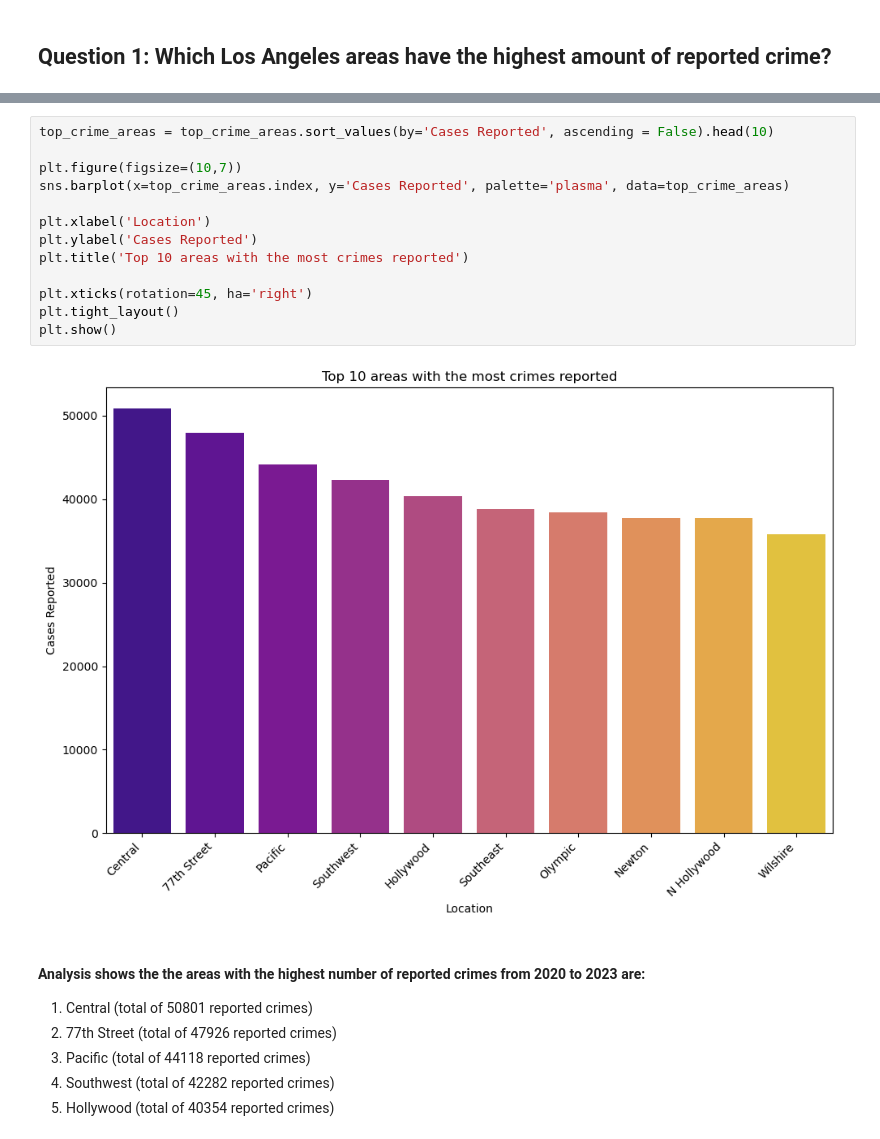
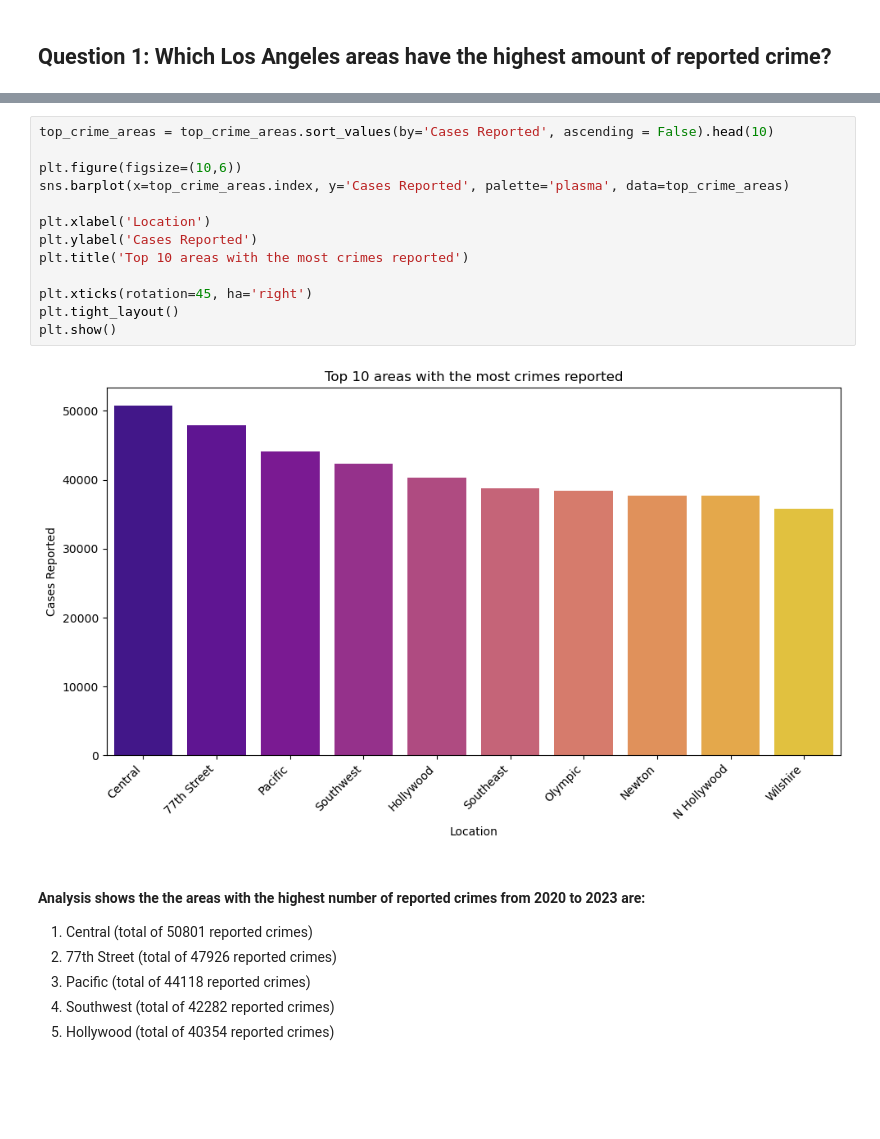
Before and after one commit to JamesAMoore/LA-Crime-Project, a Jupyter notebook: LA-Crime.ipynb, the cells around one changed output, grey strips where cells are left out. Cells and saved outputs as stored; diff of their text form; blank space fills up the shorter version.

```diff
--- a/LA-Crime.ipynb
+++ b/LA-Crime.ipynb
@@ -193,18 +201,18 @@ top_crime_areas.style.bar()
 # %%
 top_crime_areas = top_crime_areas.sort_values(by='Cases Reported', ascending = False).head(10)
 
-plt.figure(figsize=(10,7))
+plt.figure(figsize=(10,6))
 sns.barplot(x=top_crime_areas.index, y='Cases Reported', palette='plasma', data=top_crime_areas)
 
 plt.xlabel('Location')
 plt.ylabel('Cases Reported')
 plt.title('Top 10 areas with the most crimes reported')
 
 plt.xticks(rotation=45, ha='right')
 plt.tight_layout()
 plt.show()
 # %% [output]
-[figure, old version]
+[figure, new version]
 # %% [markdown]
 #### Analysis shows the the areas with the highest number of reported crimes from 2020 to 2023 are:
 
```
Also changed, not shown: parts of 11 cells of this notebook.
